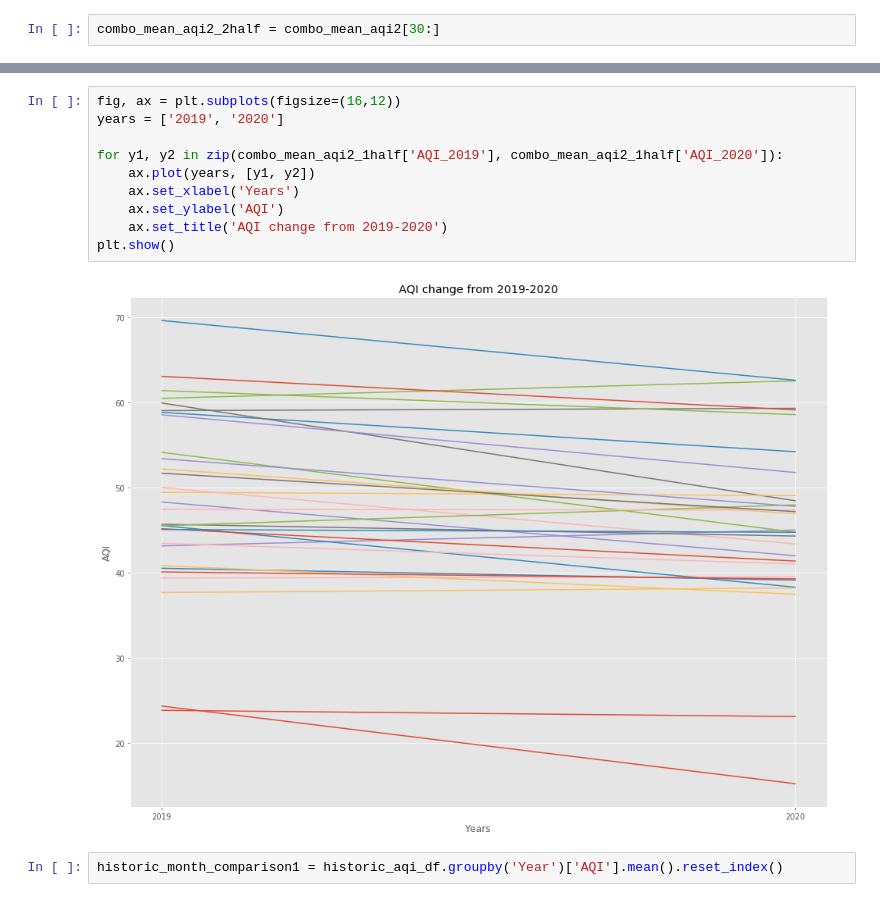
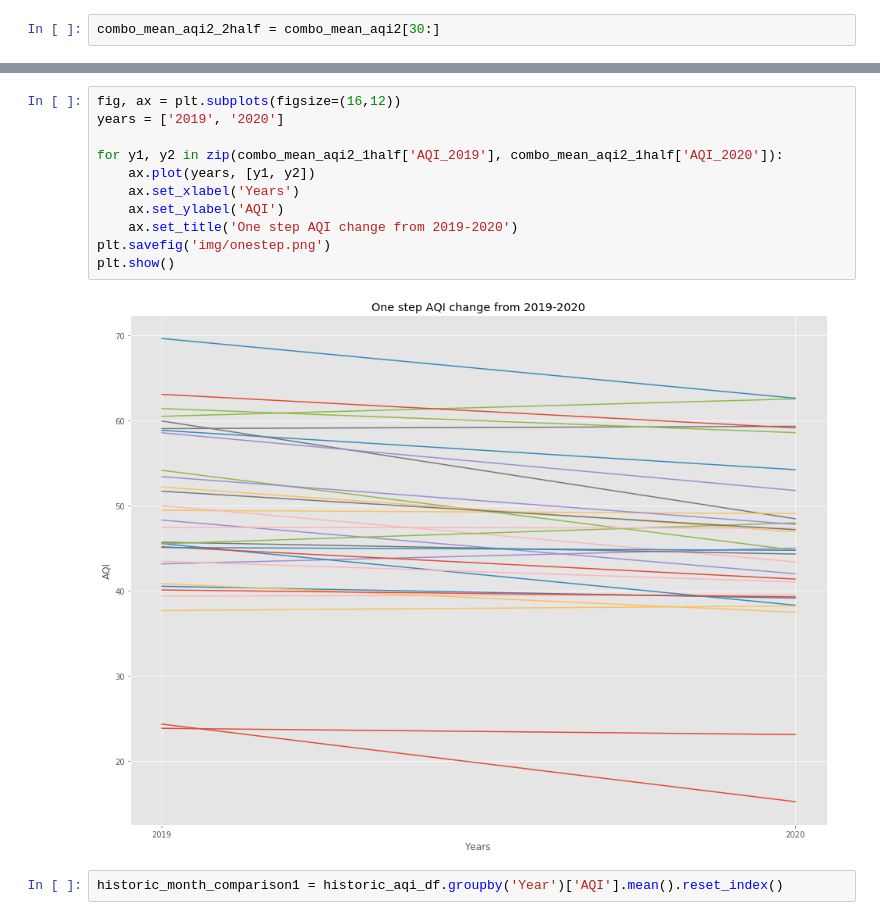
Before and after one commit to jmarkhei/BreathfreshCOVIDair, a Jupyter notebook: graphing7_22.ipynb, the cells around one changed output, grey strips where cells are left out. Drawn from its saved outputs; the diff is of its cells as text.

```diff
--- a/graphing7_22.ipynb
+++ b/graphing7_22.ipynb
@@ -942,15 +944,16 @@ plt.show()
 # %%
 fig, ax = plt.subplots(figsize=(16,12))
 years = ['2019', '2020']
 
 for y1, y2 in zip(combo_mean_aqi2_1half['AQI_2019'], combo_mean_aqi2_1half['AQI_2020']):
     ax.plot(years, [y1, y2])
     ax.set_xlabel('Years')
     ax.set_ylabel('AQI')
-    ax.set_title('AQI change from 2019-2020')
+    ax.set_title('One step AQI change from 2019-2020')
+plt.savefig('img/onestep.png')
 plt.show()
 # %% [output]
-[figure, old version]
+[figure, new version]
 # %%
 historic_month_comparison1 = historic_aqi_df.groupby('Year')['AQI'].mean().reset_index()
 # %%
```
Also changed, not shown: parts of 2 cells of this notebook, 5 other files.
